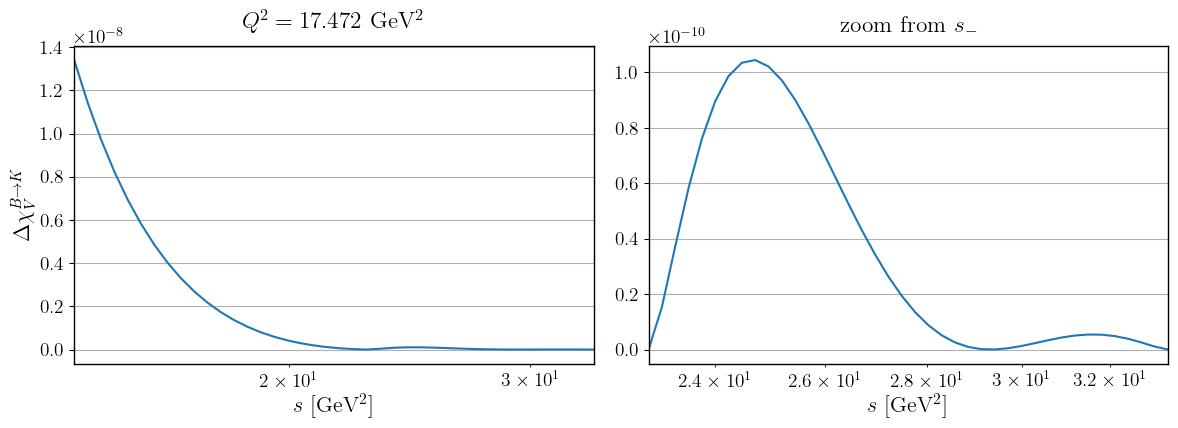
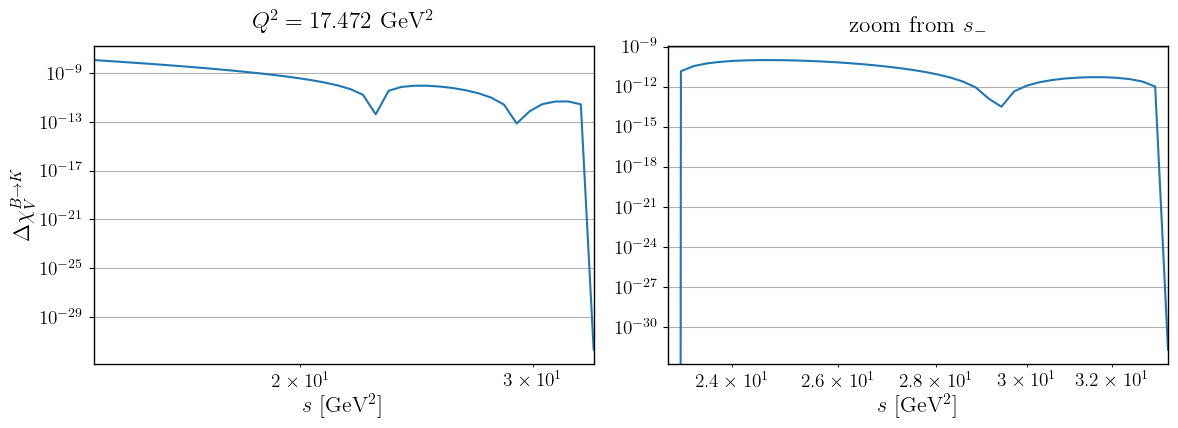
Unified diff of the notebook cell whose output changed from the first chart to the second:
--- before
+++ after
@@ -15,7 +15,7 @@
 #s_vals = np.linspace(xmin, xmax, 10)
 s_vals = np.geomspace(xmin, xmax, 40)
-f_vals = np.array([chi.to_integrate_delta_V(s, Q2, n_subtractions_plus_1=n, with_res_factor=True) for s in s_vals])
+f_vals = np.array([chi.to_integrate_delta_V(s, Q2, n_subtractions_plus_1=n_subtractions_plus_1, with_res_factor=True) for s in s_vals])
 
-axes[0].semilogx(s_vals, f_vals)
+axes[0].loglog(s_vals, f_vals)
 axes[0].set_xlim(xmin, xmax)
 axes[0].set_xlabel(R'$s$ [GeV$^2$]')
@@ -28,7 +28,7 @@
 #s_vals = np.linspace(xmin, xmax, 10)
 s_vals = np.geomspace(xmin, xmax, 40)
-f_vals = np.array([chi.to_integrate_delta_V(s, Q2, n_subtractions_plus_1=n, with_res_factor=True) for s in s_vals])
+f_vals = np.array([chi.to_integrate_delta_V(s, Q2, n_subtractions_plus_1=n_subtractions_plus_1, with_res_factor=True) for s in s_vals])
 
-axes[1].semilogx(s_vals, f_vals)
+axes[1].loglog(s_vals, f_vals)
 axes[1].set_xlim(xmin, xmax)
 axes[1].set_xlabel(R'$s$ [GeV$^2$]')

Commit: update notebook B to K